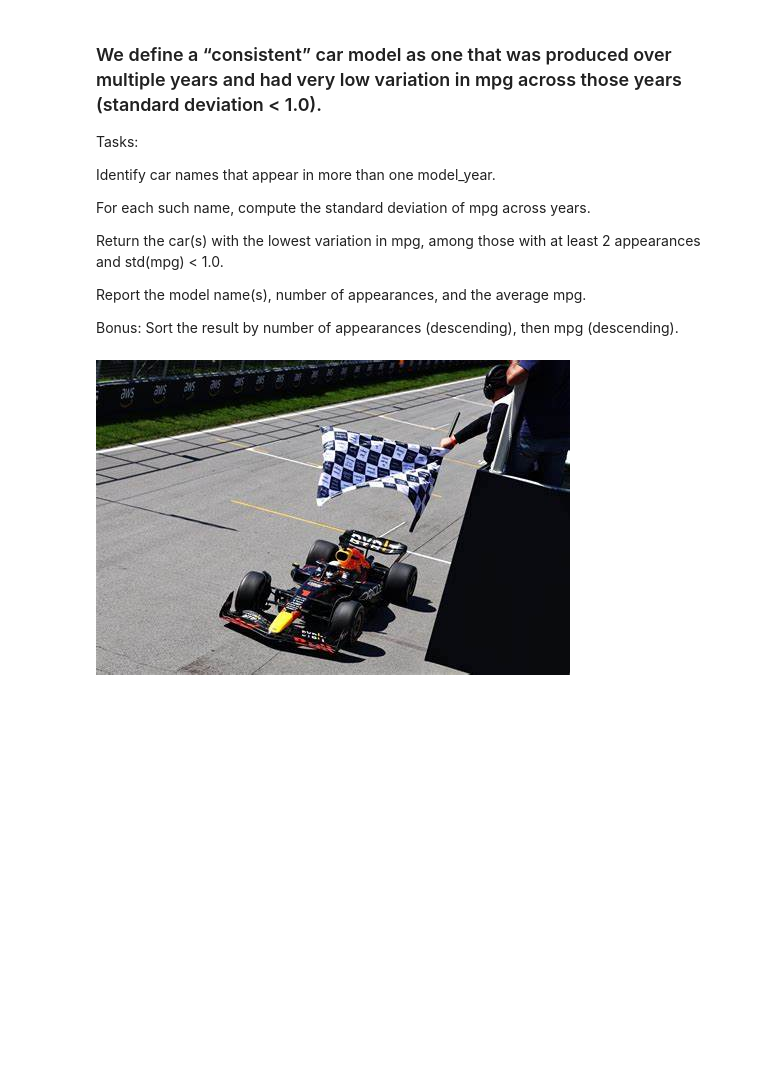
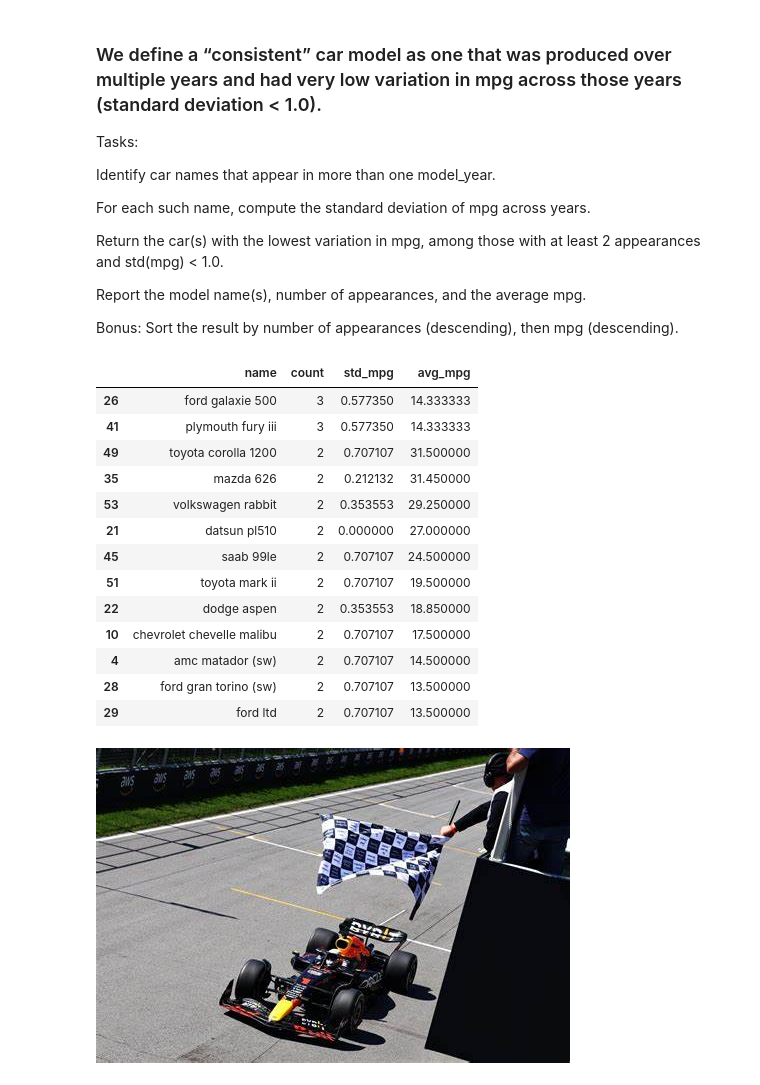
Before and after one commit to Shristisagar200/Week_1_Assignment, a Jupyter notebook: SA2025_W1.ipynb, the cells around one changed output. Saved outputs shown, nothing was run; the diff lists cells and outputs as text; code cells hidden in the pictures; blank space fills up the shorter version.

```diff
--- a/SA2025_W1.ipynb
+++ b/SA2025_W1.ipynb
@@ -148,3 +259,36 @@ Sort the result by number of appearances (descending), then mpg (descending).
+# %%
+import pandas as pd
+
+
+grouped = df.groupby('name')
+multi_year = grouped.filter(lambda x: x['model_year'].nunique() > 1)
+summary = multi_year.groupby('name').agg(
+    count=('mpg', 'count'),
+    std_mpg=('mpg', 'std'),
+    avg_mpg=('mpg', 'mean')
+).reset_index()
+
+consistent = summary[(summary['count'] >= 2) & (summary['std_mpg'] < 1.0)]
+
+consistent_sorted = consistent.sort_values(by=['count', 'avg_mpg'], ascending=[False, False])
+
+
+consistent_sorted
+# %% [output]
+|  | name | count | std_mpg | avg_mpg |
+| 26 | ford galaxie 500 | 3 | 0.577350 | 14.333333 |
+| 41 | plymouth fury iii | 3 | 0.577350 | 14.333333 |
+| 49 | toyota corolla 1200 | 2 | 0.707107 | 31.500000 |
+| 35 | mazda 626 | 2 | 0.212132 | 31.450000 |
+| 53 | volkswagen rabbit | 2 | 0.353553 | 29.250000 |
+| 21 | datsun pl510 | 2 | 0.000000 | 27.000000 |
+| 45 | saab 99le | 2 | 0.707107 | 24.500000 |
+| 51 | toyota mark ii | 2 | 0.707107 | 19.500000 |
+| 22 | dodge aspen | 2 | 0.353553 | 18.850000 |
+| 10 | chevrolet chevelle malibu | 2 | 0.707107 | 17.500000 |
+| 4 | amc matador (sw) | 2 | 0.707107 | 14.500000 |
+| 28 | ford gran torino (sw) | 2 | 0.707107 | 13.500000 |
+| 29 | ford ltd | 2 | 0.707107 | 13.500000 |
 # %% [markdown]
 ![OIP.jpg](embedded-picture-1)
 # %% [markdown]
```
Also changed, not shown: parts of 27 cells of this notebook.
